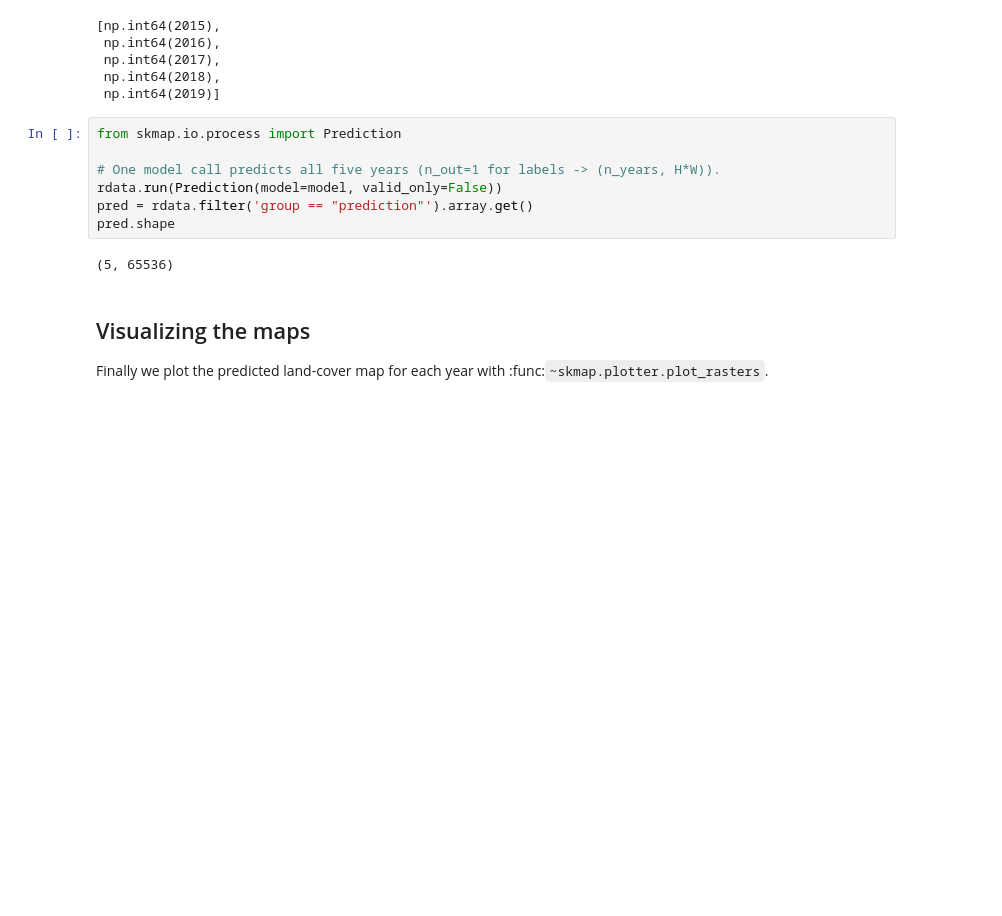
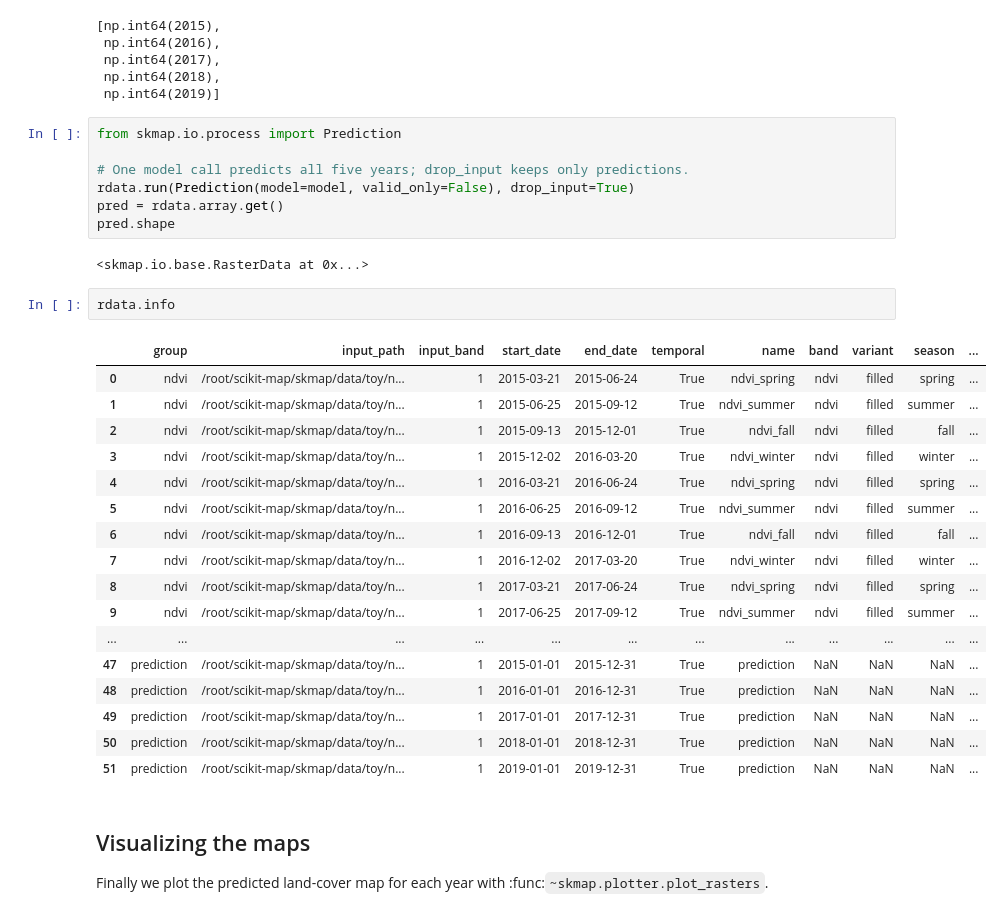
Before and after one commit to openlandmap/scikit-map, a Jupyter notebook: docs/notebooks/03_landcover_mapping.ipynb, the cells around one changed output. Drawn from its saved outputs; the diff is of its cells as text; blank space fills up the shorter version.

```diff
--- a/docs/notebooks/03_landcover_mapping.ipynb
+++ b/docs/notebooks/03_landcover_mapping.ipynb
@@ -225,12 +225,32 @@ rdata.get_years()
 # %%
 from skmap.io.process import Prediction
 
-# One model call predicts all five years (n_out=1 for labels -> (n_years, H*W)).
-rdata.run(Prediction(model=model, valid_only=False))
-pred = rdata.filter('group == "prediction"').array.get()
+# One model call predicts all five years; drop_input keeps only predictions.
+rdata.run(Prediction(model=model, valid_only=False), drop_input=True)
+pred = rdata.array.get()
 pred.shape
 # %% [output]
-(5, 65536)
+<skmap.io.base.RasterData at 0x...>
+# %%
+rdata.info
+# %% [output]
+|  | group | input_path | input_band | start_date | end_date | temporal | name | band | variant | season | ... |
+| 0 | ndvi | /root/scikit-map/skmap/data/toy/n... | 1 | 2015-03-21 | 2015-06-24 | True | ndvi_spring | ndvi | filled | spring | ... |
+| 1 | ndvi | /root/scikit-map/skmap/data/toy/n... | 1 | 2015-06-25 | 2015-09-12 | True | ndvi_summer | ndvi | filled | summer | ... |
+| 2 | ndvi | /root/scikit-map/skmap/data/toy/n... | 1 | 2015-09-13 | 2015-12-01 | True | ndvi_fall | ndvi | filled | fall | ... |
+| 3 | ndvi | /root/scikit-map/skmap/data/toy/n... | 1 | 2015-12-02 | 2016-03-20 | True | ndvi_winter | ndvi | filled | winter | ... |
+| 4 | ndvi | /root/scikit-map/skmap/data/toy/n... | 1 | 2016-03-21 | 2016-06-24 | True | ndvi_spring | ndvi | filled | spring | ... |
+| 5 | ndvi | /root/scikit-map/skmap/data/toy/n... | 1 | 2016-06-25 | 2016-09-12 | True | ndvi_summer | ndvi | filled | summer | ... |
+| 6 | ndvi | /root/scikit-map/skmap/data/toy/n... | 1 | 2016-09-13 | 2016-12-01 | True | ndvi_fall | ndvi | filled | fall | ... |
+| 7 | ndvi | /root/scikit-map/skmap/data/toy/n... | 1 | 2016-12-02 | 2017-03-20 | True | ndvi_winter | ndvi | filled | winter | ... |
+| 8 | ndvi | /root/scikit-map/skmap/data/toy/n... | 1 | 2017-03-21 | 2017-06-24 | True | ndvi_spring | ndvi | filled | spring | ... |
+| 9 | ndvi | /root/scikit-map/skmap/data/toy/n... | 1 | 2017-06-25 | 2017-09-12 | True | ndvi_summer | ndvi | filled | summer | ... |
+| ... | ... | ... | ... | ... | ... | ... | ... | ... | ... | ... | ... |
+| 47 | prediction | /root/scikit-map/skmap/data/toy/n... | 1 | 2015-01-01 | 2015-12-31 | True | prediction | NaN | NaN | NaN | ... |
+| 48 | prediction | /root/scikit-map/skmap/data/toy/n... | 1 | 2016-01-01 | 2016-12-31 | True | prediction | NaN | NaN | NaN | ... |
+| 49 | prediction | /root/scikit-map/skmap/data/toy/n... | 1 | 2017-01-01 | 2017-12-31 | True | prediction | NaN | NaN | NaN | ... |
+| 50 | prediction | /root/scikit-map/skmap/data/toy/n... | 1 | 2018-01-01 | 2018-12-31 | True | prediction | NaN | NaN | NaN | ... |
+| 51 | prediction | /root/scikit-map/skmap/data/toy/n... | 1 | 2019-01-01 | 2019-12-31 | True | prediction | NaN | NaN | NaN | ... |
 # %% [markdown]
 ## Visualizing the maps
 
```
Also changed, not shown: 4 other files.
